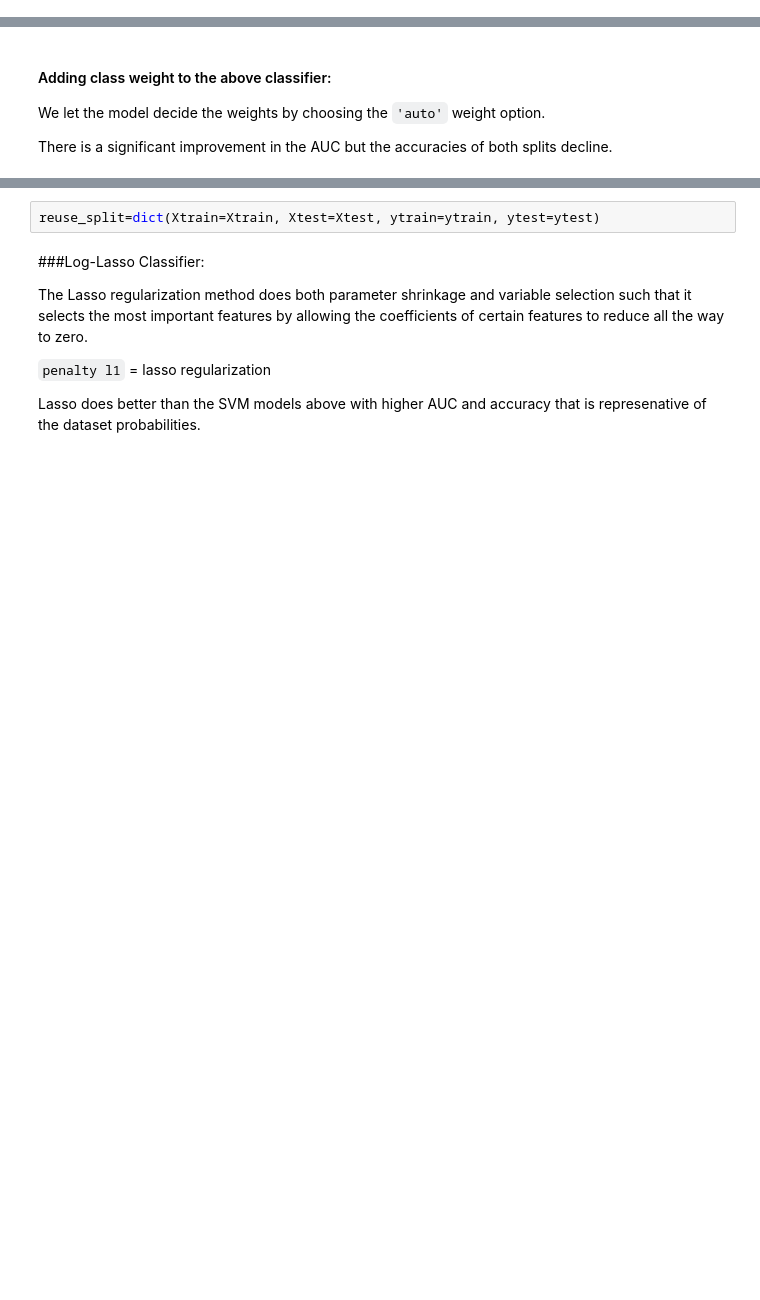
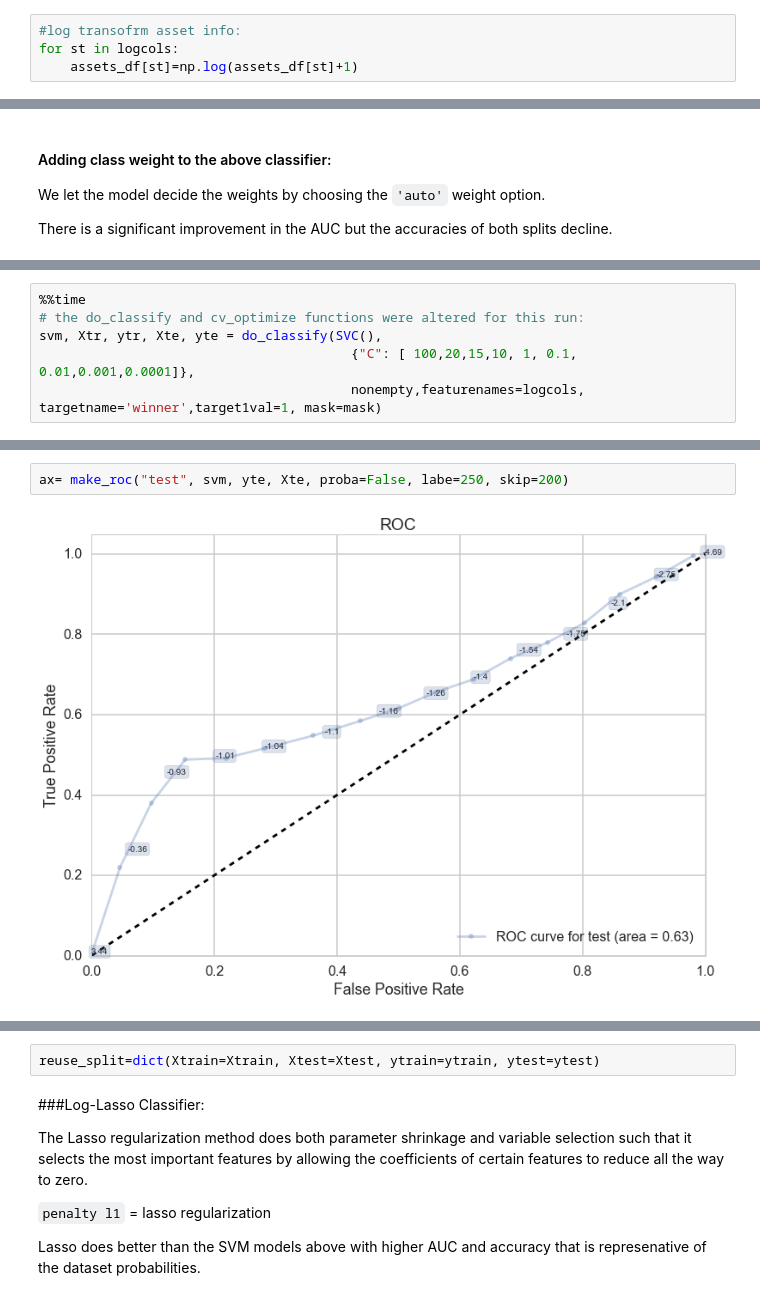
Before and after one commit to martinkess/India, a Jupyter notebook: SVC + Log-Lasso Classifier.ipynb, the cells around one changed output, grey strips where cells are left out. Cells and saved outputs as stored; diff of their text form; blank space fills up the shorter version.

```diff
--- a/SVC + Log-Lasso Classifier.ipynb
+++ b/SVC + Log-Lasso Classifier.ipynb
@@ -52,3 +54,7 @@ for i in non_assest:
 print len(logcols)
 # %% [output]
 16
+# %%
+#log transofrm asset info:
+for st in logcols:
+    assets_df[st]=np.log(assets_df[st]+1)
@@ -338,0 +347,6 @@ plt.hist(clfsvm.decision_function(Xtest1))
+# %%
+%%time
+# the do_classify and cv_optimize functions were altered for this run:
+svm, Xtr, ytr, Xte, yte = do_classify(SVC(),
+                                        {"C": [ 100,20,15,10, 1, 0.1, 0.01,0.001,0.0001]},
+                                        nonempty,featurenames=logcols, targetname='winner',target1val=1, mask=mask)
@@ -338,0 +364,4 @@ plt.hist(clfsvm.decision_function(Xtest1))
+# %%
+ax= make_roc("test", svm, yte, Xte, proba=False, labe=250, skip=200)
+# %% [output]
+[figure, added]
```
Also changed, not shown: parts of 68 cells of this notebook.
